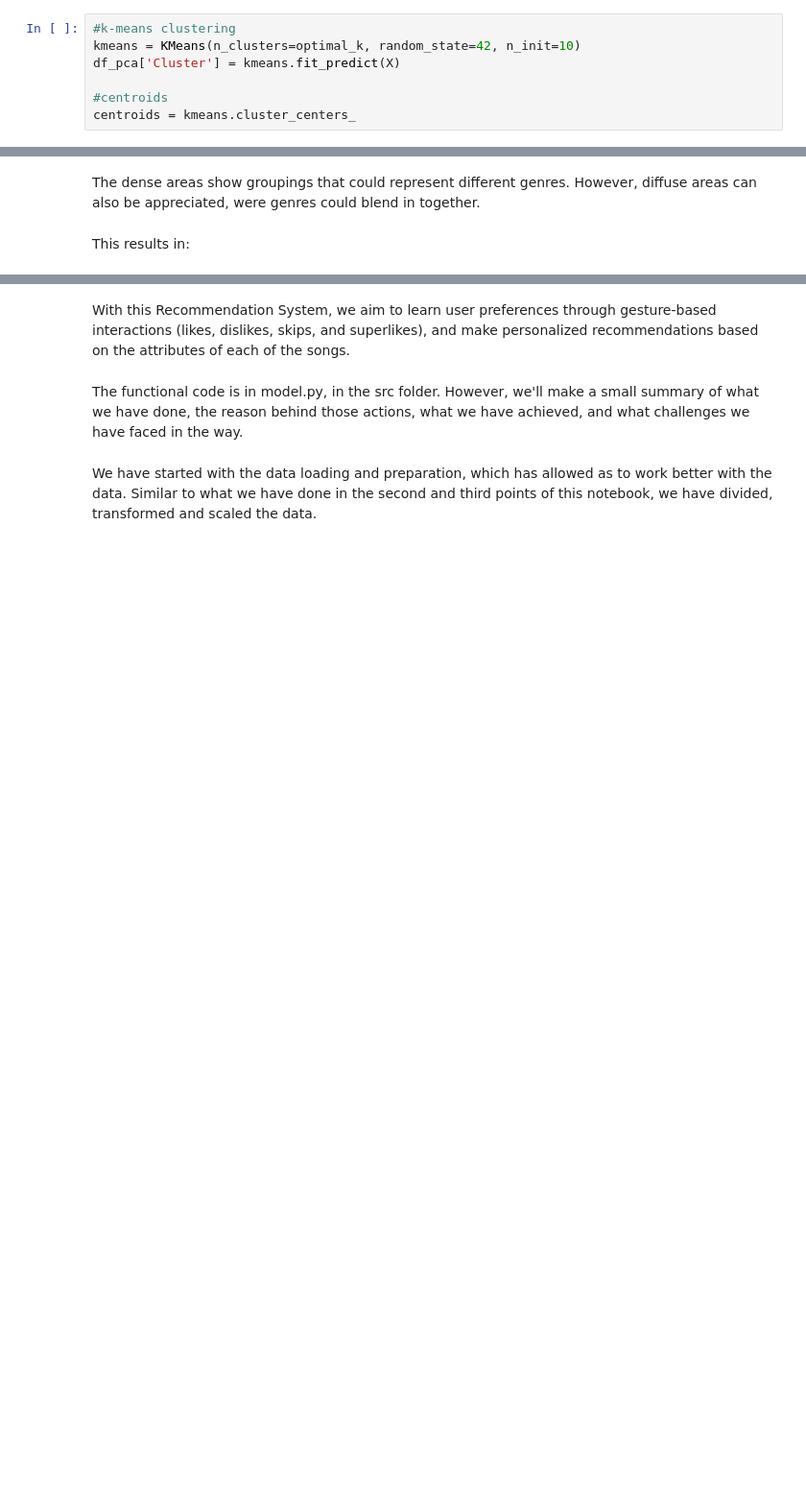
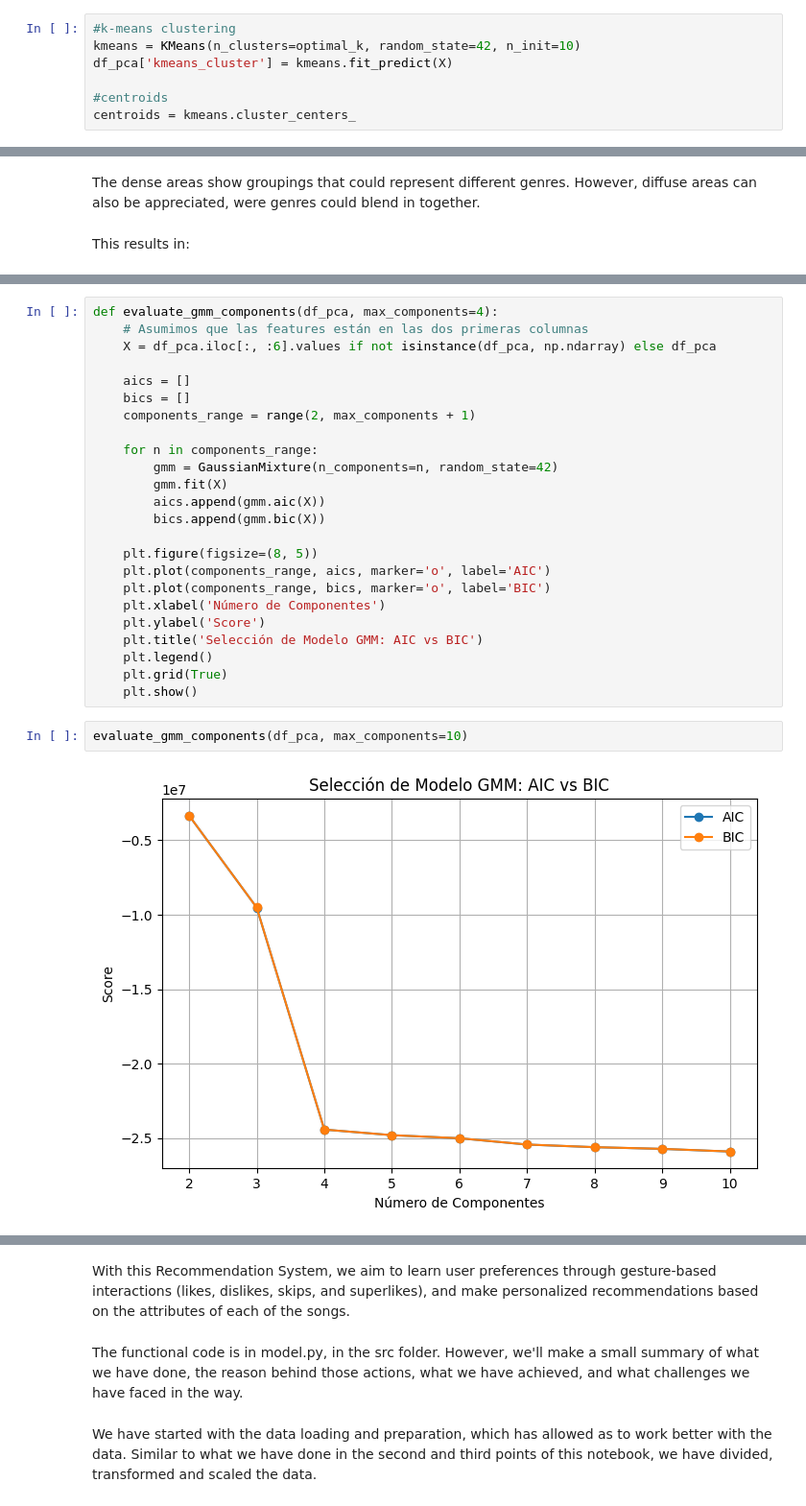
Before and after one commit to enekobarod/Suggestify, a Jupyter notebook: Suggestify/notebook/Suggestify.ipynb, the cells around one changed output, grey strips where cells are left out. Shown at 96% size. Cells and saved outputs as stored; diff of their text form; blank space fills up the shorter version.

```diff
--- a/Suggestify/notebook/Suggestify.ipynb
+++ b/Suggestify/notebook/Suggestify.ipynb
@@ -456,7 +449,7 @@ optimal_k = 4   #based on elbow method results
 # %%
 #k-means clustering
 kmeans = KMeans(n_clusters=optimal_k, random_state=42, n_init=10)
-df_pca['Cluster'] = kmeans.fit_predict(X)
+df_pca['kmeans_cluster'] = kmeans.fit_predict(X)
 
 #centroids
 centroids = kmeans.cluster_centers_
@@ -588,0 +588,28 @@ Cluster 1:
+# %%
+def evaluate_gmm_components(df_pca, max_components=4):
+    # Asumimos que las features están en las dos primeras columnas
+    X = df_pca.iloc[:, :6].values if not isinstance(df_pca, np.ndarray) else df_pca
+
+    aics = []
+    bics = []
+    components_range = range(2, max_components + 1)
+
+    for n in components_range:
+        gmm = GaussianMixture(n_components=n, random_state=42)
+        gmm.fit(X)
+        aics.append(gmm.aic(X))
+        bics.append(gmm.bic(X))
+
+    plt.figure(figsize=(8, 5))
+    plt.plot(components_range, aics, marker='o', label='AIC')
+    plt.plot(components_range, bics, marker='o', label='BIC')
+    plt.xlabel('Número de Componentes')
+    plt.ylabel('Score')
+    plt.title('Selección de Modelo GMM: AIC vs BIC')
+    plt.legend()
+    plt.grid(True)
+    plt.show()
+# %%
+evaluate_gmm_components(df_pca, max_components=10)
+# %% [output]
+[figure, added]
```
Also changed, not shown: parts of 23 cells of this notebook.
